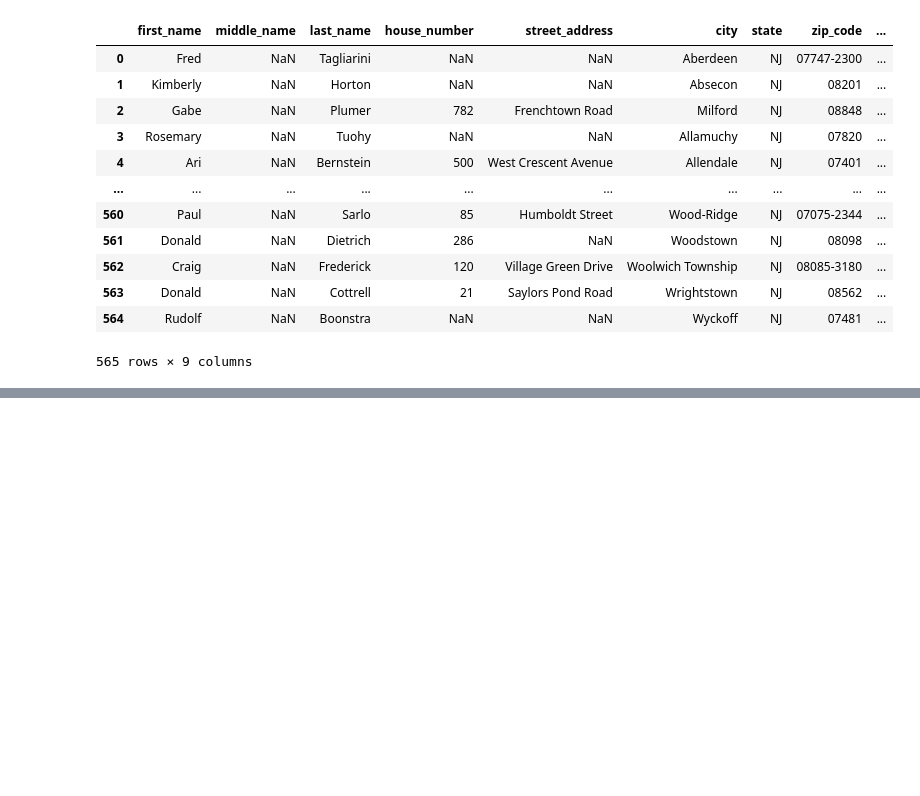
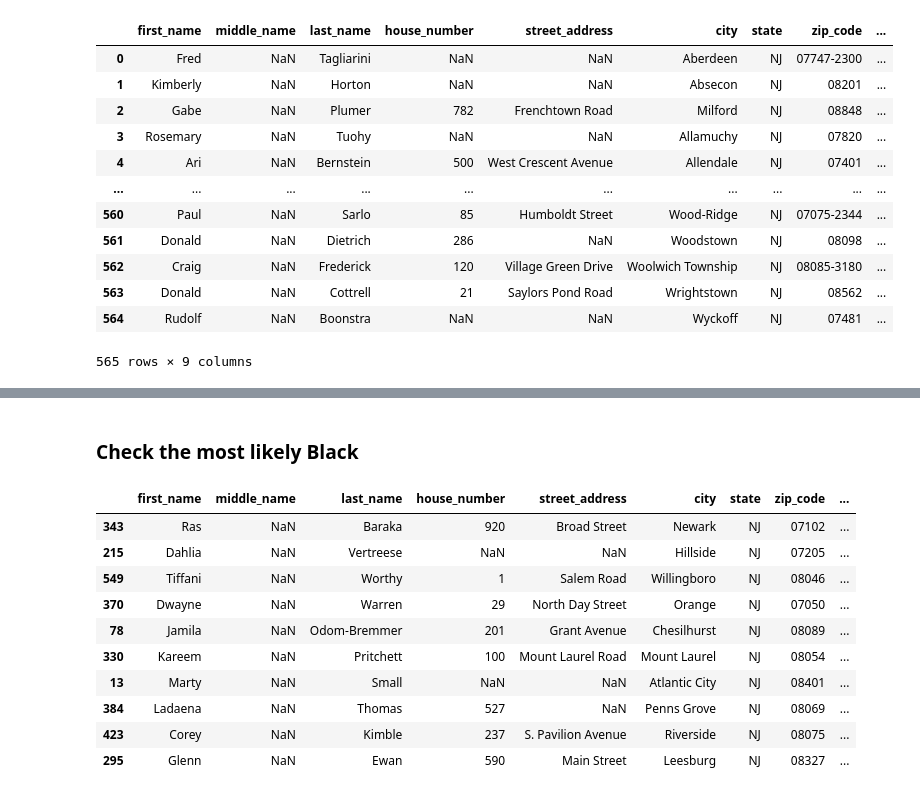
Before and after one commit to zestai/zrp, a Jupyter notebook: examples/ZRP-User-Guide.ipynb, the cells around one changed output, grey strips where cells are left out. Drawn from its saved outputs; the diff is of its cells as text; code cells hidden in the pictures; blank space fills up the shorter version.

```diff
--- a/examples/ZRP-User-Guide.ipynb
+++ b/examples/ZRP-User-Guide.ipynb
@@ -157,0 +194,16 @@ output
+# %% [markdown]
+### Check the most likely Black
+# %%
+joined.nlargest(10, "BLACK")
+# %% [output]
+|  | first_name | middle_name | last_name | house_number | street_address | city | state | zip_code | ... |
+| 343 | Ras | NaN | Baraka | 920 | Broad Street | Newark | NJ | 07102 | ... |
+| 215 | Dahlia | NaN | Vertreese | NaN | NaN | Hillside | NJ | 07205 | ... |
+| 549 | Tiffani | NaN | Worthy | 1 | Salem Road | Willingboro | NJ | 08046 | ... |
+| 370 | Dwayne | NaN | Warren | 29 | North Day Street | Orange | NJ | 07050 | ... |
+| 78 | Jamila | NaN | Odom-Bremmer | 201 | Grant Avenue | Chesilhurst | NJ | 08089 | ... |
+| 330 | Kareem | NaN | Pritchett | 100 | Mount Laurel Road | Mount Laurel | NJ | 08054 | ... |
+| 13 | Marty | NaN | Small | NaN | NaN | Atlantic City | NJ | 08401 | ... |
+| 384 | Ladaena | NaN | Thomas | 527 | NaN | Penns Grove | NJ | 08069 | ... |
+| 423 | Corey | NaN | Kimble | 237 | S. Pavilion Avenue | Riverside | NJ | 08075 | ... |
+| 295 | Glenn | NaN | Ewan | 590 | Main Street | Leesburg | NJ | 08327 | ... |
```
Also changed, not shown: parts of 11 cells of this notebook, 1 other file.
